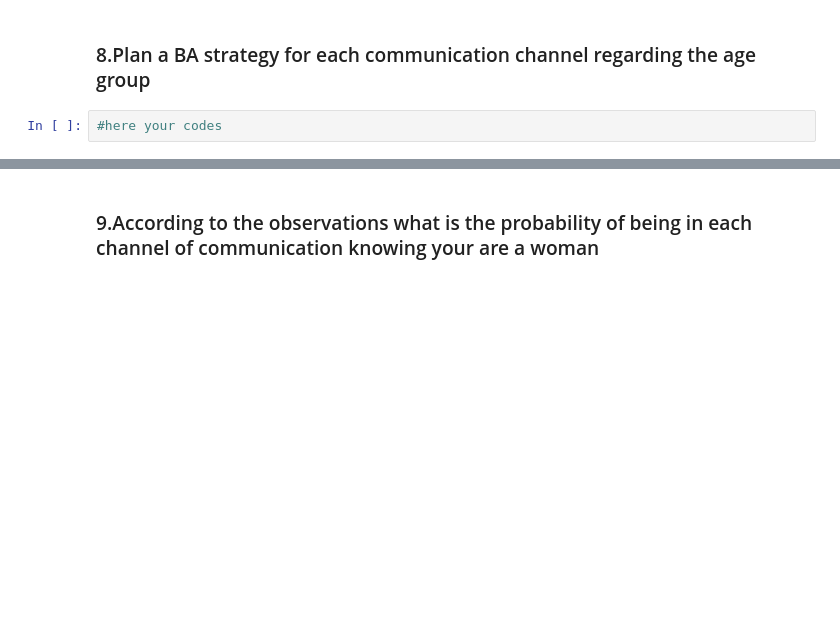
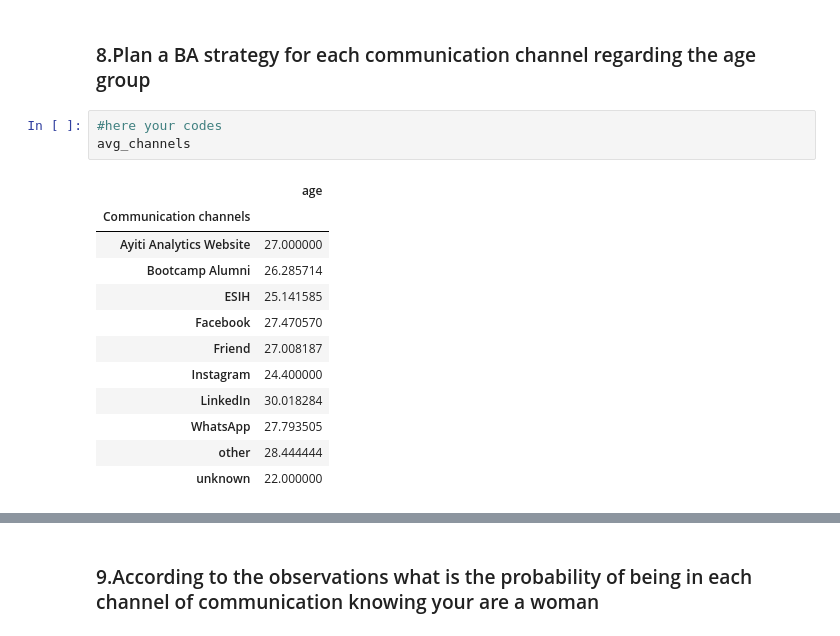
Before and after one commit to kettenieF20/Project-proba-and-stat, a Jupyter notebook: data2.ipynb, the cells around one changed output, grey strips where cells are left out. Cells and saved outputs as stored; diff of their text form; blank space fills up the shorter version.

```diff
--- a/data2.ipynb
+++ b/data2.ipynb
@@ -357,3 +415,17 @@ F_onewayResult(statistic=1.2149809304679968, pvalue=0.2907198921134706)
 ### 8.Plan a BA strategy for each communication channel regarding the age group
 # %%
 #here your codes
+avg_channels
+# %% [output]
+|  | age |
+| Communication channels |  |
+| Ayiti Analytics Website | 27.000000 |
+| Bootcamp Alumni | 26.285714 |
+| ESIH | 25.141585 |
+| Facebook | 27.470570 |
+| Friend | 27.008187 |
+| Instagram | 24.400000 |
+| LinkedIn | 30.018284 |
+| WhatsApp | 27.793505 |
+| other | 28.444444 |
+| unknown | 22.000000 |
```
Also changed, not shown: parts of 50 cells of this notebook.
